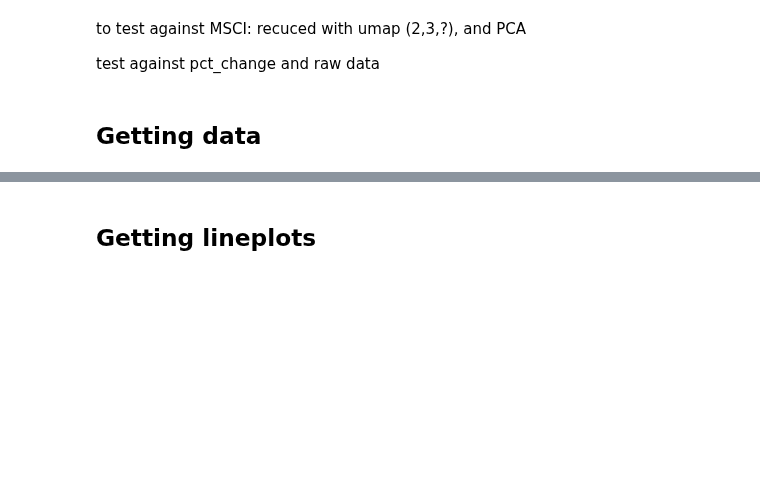
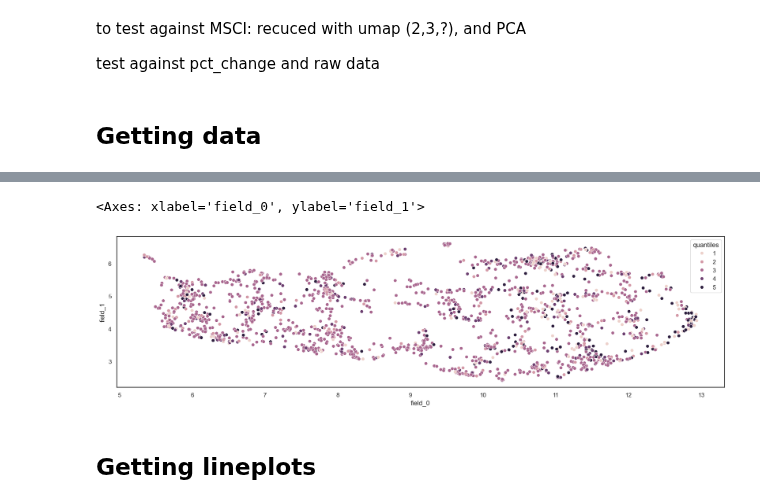
Before and after one commit to faunebl/thesis, a Jupyter notebook: msci_world.ipynb, the cells around one changed output, grey strips where cells are left out. Saved outputs shown, nothing was run; the diff lists cells and outputs as text; code cells hidden in the pictures; blank space fills up the shorter version.

```diff
--- a/msci_world.ipynb
+++ b/msci_world.ipynb
@@ -90,6 +65,11 @@ frame = (
         .alias('quantiles')
     )
 )
+# %%
+sns.scatterplot(data=frame.with_columns(pl.col('reduced').list.to_struct()).unnest('reduced').to_pandas(), x = 'field_0', y = 'field_1', hue = 'quantiles')
+# %% [output]
+<Axes: xlabel='field_0', ylabel='field_1'>
+[figure, added]
 # %% [markdown]
 ## Getting lineplots
 # %%
```
Also changed, not shown: parts of 10 cells of this notebook, 7 other files.
